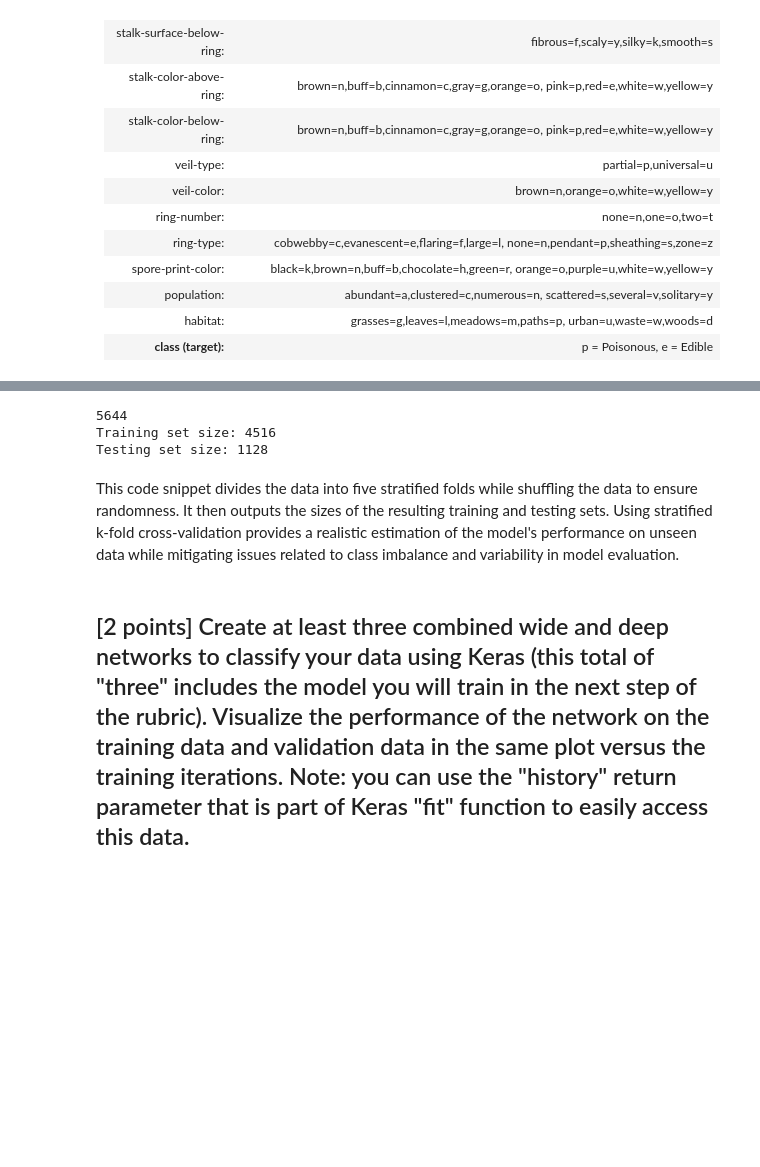
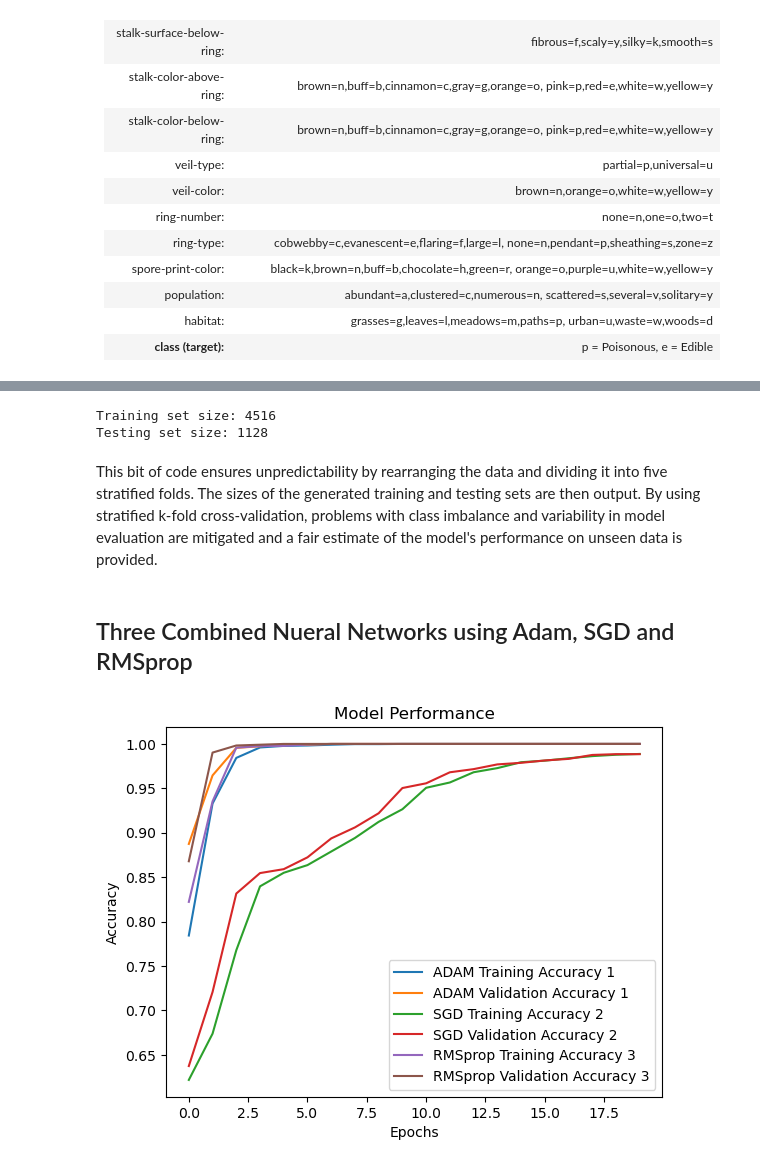
Before and after one commit to JayVisions/CS7324As, a Jupyter notebook: Lab5/Lab5.ipynb, the cells around one changed output, grey strips where cells are left out. Cells and saved outputs as stored; diff of their text form; code cells hidden in the pictures; blank space fills up the shorter version.

```diff
--- a/Lab5/Lab5.ipynb
+++ b/Lab5/Lab5.ipynb
@@ -46,8 +69,7 @@ The data is organized as follows:
 # %%
-import pandas as pd
 from sklearn.model_selection import train_test_split
-import numpy as np
 from sklearn.preprocessing import LabelEncoder
+import matplotlib.pyplot as plt
 
 # gathers data from CSV file
 mushrooms = pd.read_csv('mushrooms.csv')
@@ -56,10 +78,11 @@ mushrooms.replace(to_replace='?', value=np.nan, inplace = True)
 mushrooms.dropna(inplace=True)
 mushrooms.reset_index()
 
-print(mushrooms.shape)
-
 # Define columns for cross-product features
-columns_to_cross = [['cap-shape', 'cap-color'], ['odor', 'bruises'], ['gill-color', 'stalk-surface-above-ring']]
+columns_to_cross = [['cap-shape', 'cap-color'],
+                    ['odor', 'bruises'],
+                    ['gill-color', 'stalk-surface-above-ring']
+                   ]
 
 # Create cross-product features
 for columns in columns_to_cross:
@@ -72,7 +95,6 @@ mushrooms.drop(columns=[col for sublist in columns_to_cross for col in sublist],
 
 # One-hot encode categorical variables
 mushrooms_encoded = pd.get_dummies(mushrooms.drop(columns='class'))
-print(mushrooms_encoded.shape)
 # Target variable
 if mushrooms['class'].dtype=='object':
     # encode the label of target as an integer
@@ -81,6 +103,5 @@ if mushrooms['class'].dtype=='object':
 
 # Describe final dataset
 final_dataset = mushrooms_encoded.join(mushrooms['class'])
-
-final_dataset.shape
+final_dataset
 # %% [output]
@@ -158,8 +169,6 @@ from sklearn.model_selection import StratifiedKFold
 # Features and target
 X = mushrooms_encoded
 y = mushrooms['class']
-
-print(y.size)
 
 # Initialize StratifiedKFold with k=5
 skf = StratifiedKFold(n_splits=5, shuffle=True, random_state=42)
@@ -173,14 +182,12 @@ for train_index, test_index in skf.split(X, y):
 print("Training set size:", len(X_train))
 print("Testing set size:", len(X_test))
 # %% [output]
-5644
 Training set size: 4516
 Testing set size: 1128
 # %% [markdown]
-This code snippet divides the data into five stratified folds while shuffling the data to ensure randomness. It then outputs the sizes of the resulting training and testing sets. Using stratified k-fold cross-validation provides a realistic estimation of the model's performance on unseen data while mitigating issues related to class imbalance and variability in model evaluation.
+This bit of code ensures unpredictability by rearranging the data and dividing it into five stratified folds. The sizes of the generated training and testing sets are then output. By using stratified k-fold cross-validation, problems with class imbalance and variability in model evaluation are mitigated and a fair estimate of the model's performance on unseen data is provided.
 # %% [markdown]
-[2 points] Create at least three combined wide and deep networks to classify your data using Keras (this total of "three" includes the model you will train in the next step of the rubric). Visualize the performance of the network on the training data and validation data in the same plot versus the training iterations. Note: you can use the "history" return parameter that is part of Keras "fit" function to easily access this data.
------------
+## Three Combined Nueral Networks using Adam, SGD and RMSprop
 # %%
 import os
 os.environ['AUTOGRAPH_VERBOSITY'] = '0'
@@ -199,11 +206,9 @@ input_dim = X_train.shape[1]
 
 def create_wide_deep_network_1():
     input_layer = Input(shape=(input_dim,))
-    wide_layer = Dense(32, activation='relu')(input_layer)
-    hidden_layer1 = Dense(64, activation='relu')(input_layer)
-    hidden_layer2 = Dense(32, activation='relu')(hidden_layer1)
-    hidden_layer3 = Dense(16, activation='relu')(input_layer)
-    hidden_layer4 = Dense(8, activation='relu')(hidden_layer1)
+    wide_layer = Dense(8, activation='relu')(input_layer)
+    hidden_layer1 = Dense(16, activation='relu')(input_layer)
+    hidden_layer2 = Dense(4, activation='relu')(hidden_layer1)
     concat_layer = Concatenate()([wide_layer, hidden_layer2])
     output_layer = Dense(1, activation='sigmoid')(concat_layer)
     model = Model(inputs=input_layer, outputs=output_layer)
@@ -214,11 +219,9 @@ def create_wide_deep_network_1():
 
 def create_wide_deep_network_2():
     input_layer = Input(shape=(input_dim,))
-    wide_layer = Dense(32, activation='relu')(input_layer)
-    hidden_layer1 = Dense(64, activation='relu')(input_layer)
-    hidden_layer2 = Dense(32, activation='relu')(hidden_layer1)
-    hidden_layer3 = Dense(16, activation='relu')(input_layer)
-    hidden_layer4 = Dense(8, activation='relu')(hidden_layer1)
+    wide_layer = Dense(8, activation='relu')(input_layer)
+    hidden_layer1 = Dense(16, activation='relu')(input_layer)
+    hidden_layer2 = Dense(4, activation='relu')(hidden_layer1)
     concat_layer = Concatenate()([wide_layer, hidden_layer2])
     output_layer = Dense(1, activation='sigmoid')(concat_layer)
     model = Model(inputs=input_layer, outputs=output_layer)
@@ -229,11 +232,9 @@ def create_wide_deep_network_2():
 
 def create_wide_deep_network_3():
     input_layer = Input(shape=(input_dim,))
-    wide_layer = Dense(32, activation='relu')(input_layer)
-    hidden_layer1 = Dense(64, activation='relu')(input_layer)
-    hidden_layer2 = Dense(32, activation='relu')(hidden_layer1)
-    hidden_layer3 = Dense(16, activation='relu')(input_layer)
-    hidden_layer4 = Dense(8, activation='relu')(hidden_layer1)
+    wide_layer = Dense(8, activation='relu')(input_layer)
+    hidden_layer1 = Dense(16, activation='relu')(input_layer)
+    hidden_layer2 = Dense(4, activation='relu')(hidden_layer1)
     concat_layer = Concatenate()([wide_layer, hidden_layer2])
     output_layer = Dense(1, activation='sigmoid')(concat_layer)
     model = Model(inputs=input_layer, outputs=output_layer)
@@ -241,30 +242,32 @@ def create_wide_deep_network_3():
     return model
 
 
 
 # Create and train combined wide and deep network
 model = create_wide_deep_network_1()
 wide_deep_history_1 = model.fit(X_train, y_train, validation_data=(X_test, y_test), epochs=20, batch_size=98, verbose=0)
 
 # Create and train combined wide and deep network
 wide_deep_model_2 = create_wide_deep_network_2()
 wide_deep_history_2 = wide_deep_model_2.fit(X_train, y_train, validation_data=(X_test, y_test), epochs=20, batch_size=98, verbose=0)
 
 # Create and train combined wide and deep network
 wide_deep_model_3 = create_wide_deep_network_3()
 wide_deep_history_3 = wide_deep_model_3.fit(X_train, y_train, validation_data=(X_test, y_test), epochs=20, batch_size=98, verbose=0)
 
 
 # Visualize performance
 plt.plot(wide_deep_history_1.history['accuracy'], label='ADAM Training Accuracy 1')
 plt.plot(wide_deep_history_1.history['val_accuracy'], label='ADAM Validation Accuracy 1')
 plt.plot(wide_deep_history_2.history['accuracy'], label='SGD Training Accuracy 2')
 plt.plot(wide_deep_history_2.history['val_accuracy'], label='SGD Validation Accuracy 2')
 plt.plot(wide_deep_history_3.history['accuracy'], label='RMSprop Training Accuracy 3')
 plt.plot(wide_deep_history_3.history['val_accuracy'], label='RMSprop Validation Accuracy 3')
 
 plt.title('Model Performance')
 plt.xlabel('Epochs')
 plt.ylabel('Accuracy')
 plt.legend()
 plt.show()
+# %% [output]
+[figure, added]
```
Also changed, not shown: parts of 28 cells of this notebook, 1 other file.
